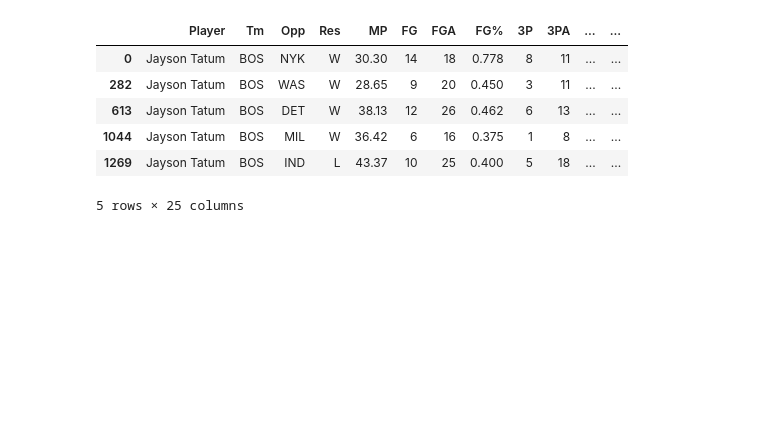
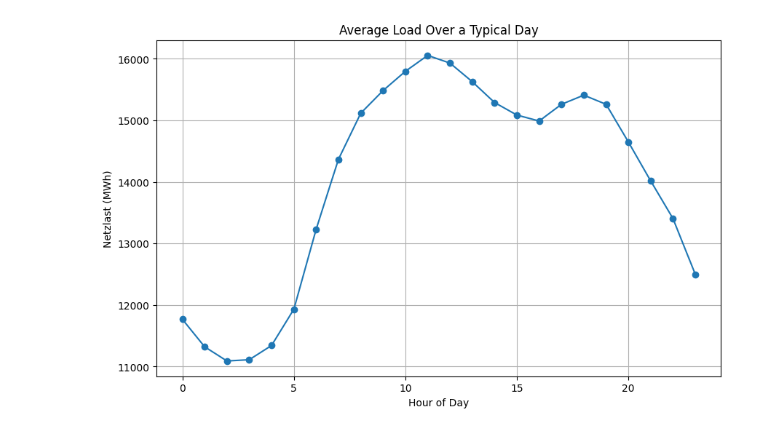
Before and after one commit to Timson1235/clouddocker, a Jupyter notebook: dataviz/capstone_project/main.ipynb, the cells around one changed output. Drawn from its saved outputs; the diff is of its cells as text; code cells hidden in the pictures; blank space fills up the shorter version.

```diff
--- a/dataviz/capstone_project/main.ipynb
+++ b/dataviz/capstone_project/main.ipynb
@@ -3,3 +8,2 @@ import pandas as pd
 # %%
-df = pd.read_csv('database_24_25.csv')
-df.head()
+df = pd.read_csv('Realisierter_Stromverbrauch_201501010000_202412020000_Viertelstunde.csv',sep=';')
@@ -32,10 +24,33 @@ df_curry = df[df['Player'] == 'Jayson Tatum']
-# %%
-df_curry.head()
-# %% [output]
-|  | Player | Tm | Opp | Res | MP | FG | FGA | FG% | 3P | 3PA | ... | ... |
-| 0 | Jayson Tatum | BOS | NYK | W | 30.30 | 14 | 18 | 0.778 | 8 | 11 | ... | ... |
-| 282 | Jayson Tatum | BOS | WAS | W | 28.65 | 9 | 20 | 0.450 | 3 | 11 | ... | ... |
-| 613 | Jayson Tatum | BOS | DET | W | 38.13 | 12 | 26 | 0.462 | 6 | 13 | ... | ... |
-| 1044 | Jayson Tatum | BOS | MIL | W | 36.42 | 6 | 16 | 0.375 | 1 | 8 | ... | ... |
-| 1269 | Jayson Tatum | BOS | IND | L | 43.37 | 10 | 25 | 0.400 | 5 | 18 | ... | ... |
-5 rows × 25 columns
+# %%
+# Preprocessing
+df['Datum von'] = pd.to_datetime(df['Datum von'], format='%d.%m.%Y %H:%M')
+df['Gesamt (Netzlast) [MWh] Originalauflösungen'] = df['Gesamt (Netzlast) [MWh] Originalauflösungen'].str.replace('.', '').str.replace(',', '.').astype(float)
+
+# Rename column for simplicity
+df.rename(columns={'Gesamt (Netzlast) [MWh] Originalauflösungen': 'Netzlast'}, inplace=True)
+
+# Extract relevant features
+df['Hour'] = df['Datum von'].dt.hour  # For daily average
+df['Month'] = df['Datum von'].dt.month  # For monthly average
+df['Year'] = df['Datum von'].dt.year  # For yearly trend
+df['DayOfWeek'] = df['Datum von'].dt.dayofweek
+df['DayOfMonth'] = df['Datum von'].dt.day
+
+
+# Group for daily, monthly, and yearly averages
+daily_avg = df.groupby('Hour')['Netzlast'].mean()
+weekly_avg = df.groupby('DayOfWeek')['Netzlast'].mean()
+monthly_day_avg = df.groupby('DayOfMonth')['Netzlast'].mean()
+monthly_avg = df.groupby('Month')['Netzlast'].mean()
+yearly_avg = df.groupby('Year')['Netzlast'].mean()
+# %%
+# Plot the typical day
+plt.figure(figsize=(10, 6))
+plt.plot(daily_avg.index, daily_avg, marker='o')
+plt.title('Average Load Over a Typical Day')
+plt.xlabel('Hour of Day')
+plt.ylabel('Netzlast (MWh)')
+plt.grid()
+plt.show()
+# %% [output]
+[figure, added]
```
Also changed, not shown: parts of 11 cells of this notebook, 21 other files.
